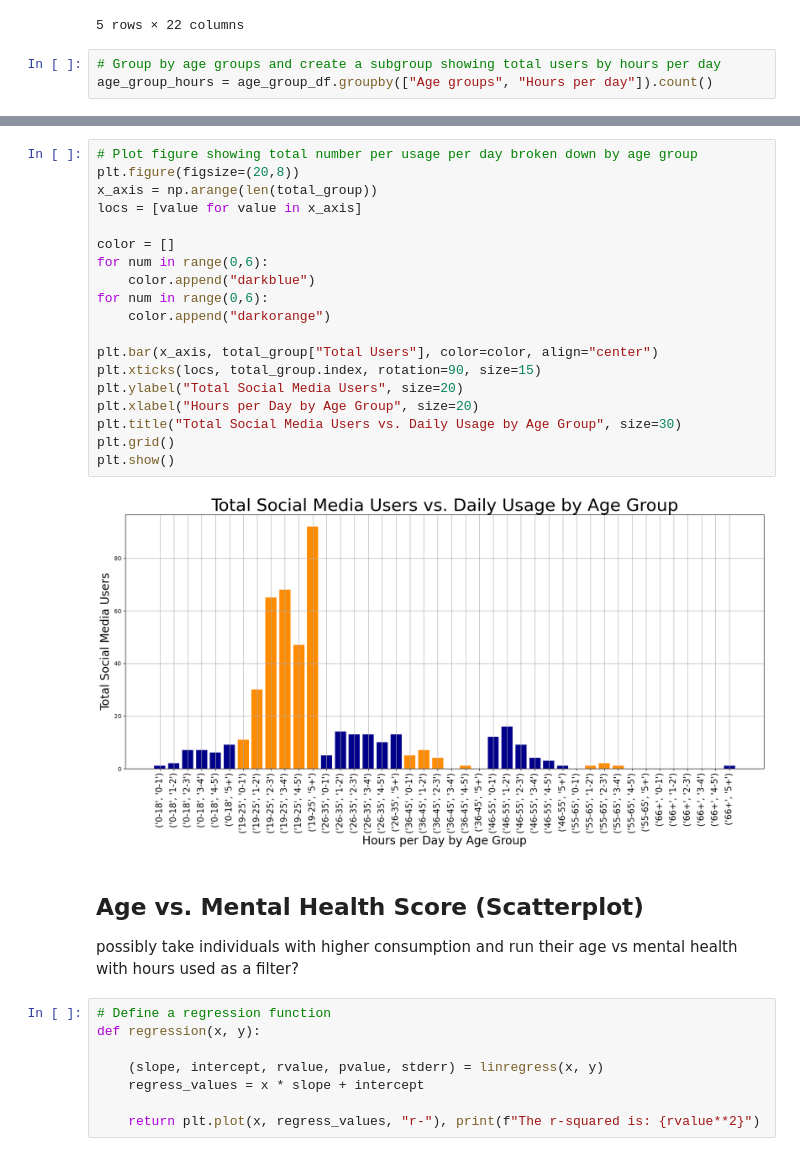
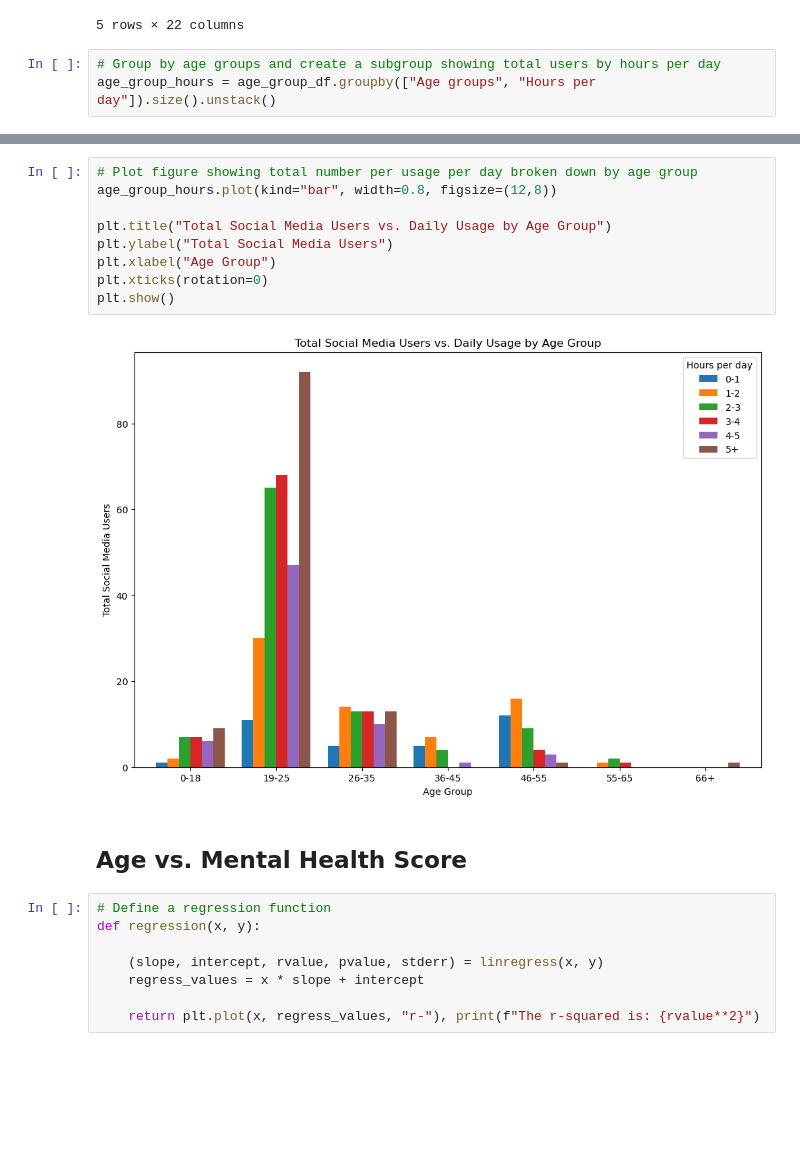
Before and after one commit to DominicT1995/EDA-Social-Media-Mental-Health, a Jupyter notebook: Project_Mental_Health/mental_health_Dominic.ipynb, the cells around one changed output, grey strips where cells are left out. Drawn from its saved outputs; the diff is of its cells as text; blank space fills up the shorter version.

Commit message:
adjusted bar chart layout

```diff
--- a/Project_Mental_Health/mental_health_Dominic.ipynb
+++ b/Project_Mental_Health/mental_health_Dominic.ipynb
@@ -92,4 +92,4 @@ age_group_df.head()
 5 rows × 22 columns
 # %%
 # Group by age groups and create a subgroup showing total users by hours per day
-age_group_hours = age_group_df.groupby(["Age groups", "Hours per day"]).count()
+age_group_hours = age_group_df.groupby(["Age groups", "Hours per day"]).size().unstack()
@@ -121,27 +96,16 @@ total_group
 # %%
 # Plot figure showing total number per usage per day broken down by age group
-plt.figure(figsize=(20,8))
-x_axis = np.arange(len(total_group))
-locs = [value for value in x_axis]
+age_group_hours.plot(kind="bar", width=0.8, figsize=(12,8))
 
-color = []
-for num in range(0,6):
-    color.append("darkblue")
-for num in range(0,6):
-    color.append("darkorange")
-
-plt.bar(x_axis, total_group["Total Users"], color=color, align="center")
-plt.xticks(locs, total_group.index, rotation=90, size=15)
-plt.ylabel("Total Social Media Users", size=20)
-plt.xlabel("Hours per Day by Age Group", size=20)
-plt.title("Total Social Media Users vs. Daily Usage by Age Group", size=30)
-plt.grid()
+plt.title("Total Social Media Users vs. Daily Usage by Age Group")
+plt.ylabel("Total Social Media Users")
+plt.xlabel("Age Group")
+plt.xticks(rotation=0)
 plt.show()
 # %% [output]
-[figure, old version]
+[figure, new version]
 # %% [markdown]
-## Age vs. Mental Health Score (Scatterplot)
-possibly take individuals with higher consumption and run their age vs mental health with hours used as a filter?
+## Age vs. Mental Health Score
 # %%
 # Define a regression function
 def regression(x, y):
```
Also changed, not shown: parts of 2 cells of this notebook.
